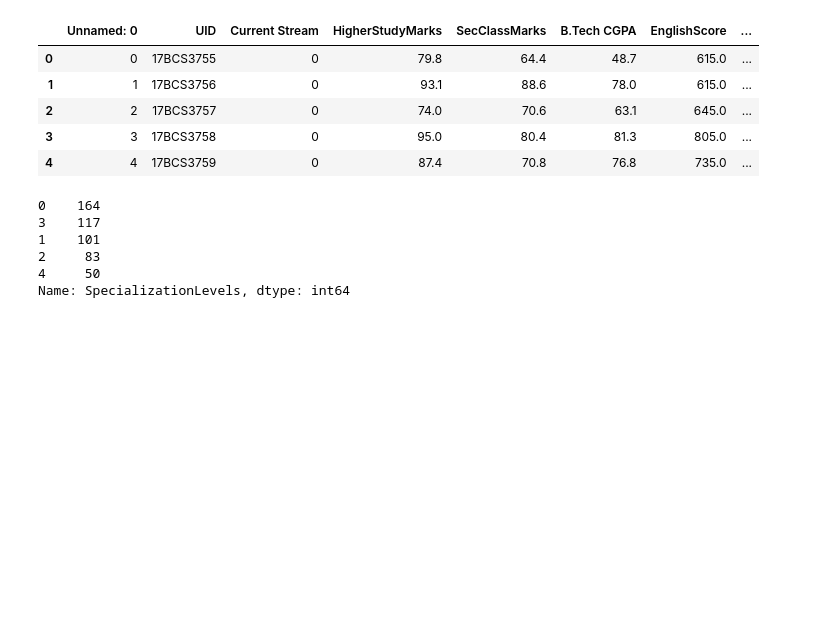
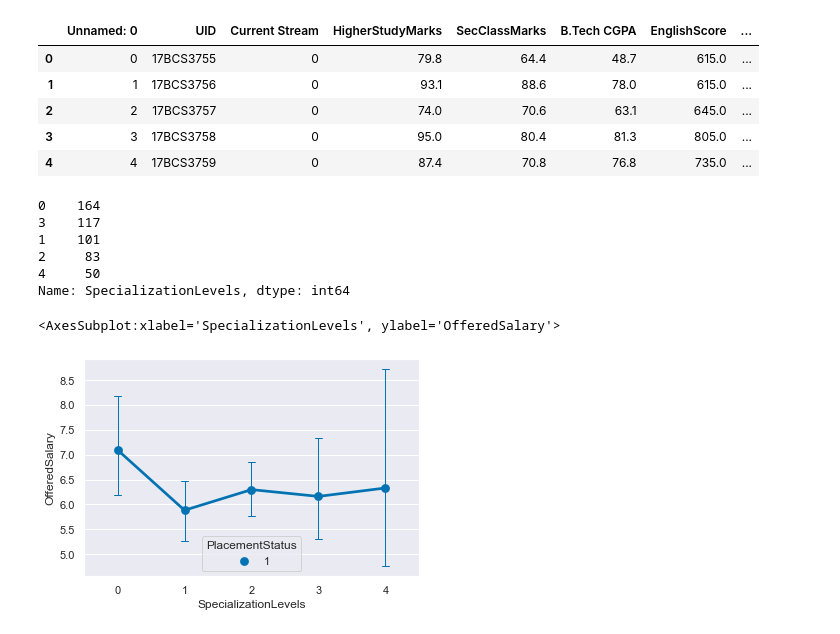
Before and after one commit to dkumarmehta81/PlacementDataAnalysis, a Jupyter notebook: Is there a significant difference found in specialization Level towards offered salary.ipynb, the cells around one changed output. Drawn from its saved outputs; the diff is of its cells as text; code cells hidden in the pictures; blank space fills up the shorter version.

```diff
--- a/Is there a significant difference found in specialization Level towards offered salary.ipynb
+++ b/Is there a significant difference found in specialization Level towards offered salary.ipynb
@@ -48,6 +50,13 @@ g3=gr3['OfferedSalary']
 
 gr4=gr.get_group(4)
 g4=gr4['OfferedSalary']
+# %%
+import seaborn as sns
+sns.set()
+sns.pointplot(data=df, x='SpecializationLevels', y='OfferedSalary', hue='PlacementStatus', dodge=True, markers=['o', 's'], capsize=.1, errwidth=1, palette='colorblind')
+# %% [output]
+<AxesSubplot:xlabel='SpecializationLevels', ylabel='OfferedSalary'>
+[figure, added]
 # %%
 fig=plt.figure()
 ax1=fig.add_subplot(3,2,1)
```
Also changed, not shown: parts of 18 cells of this notebook.
